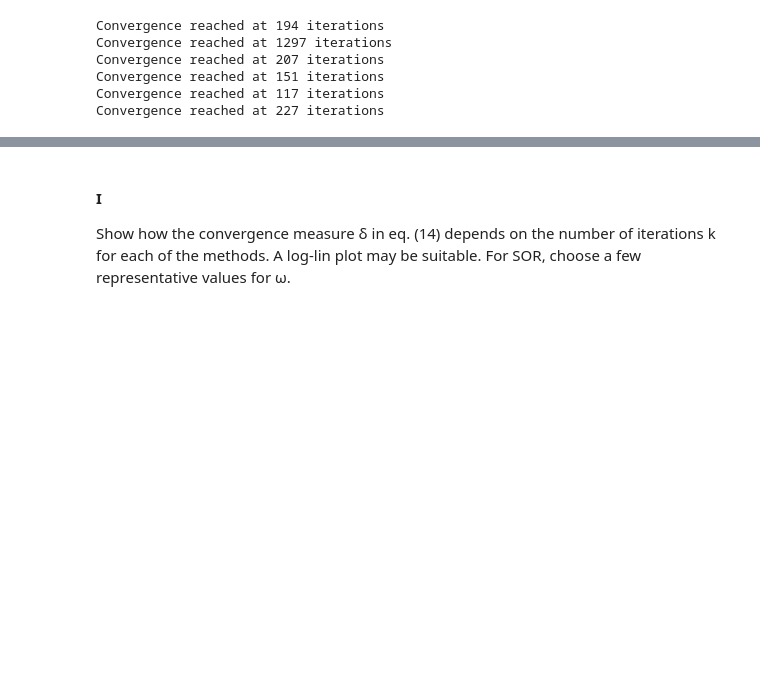
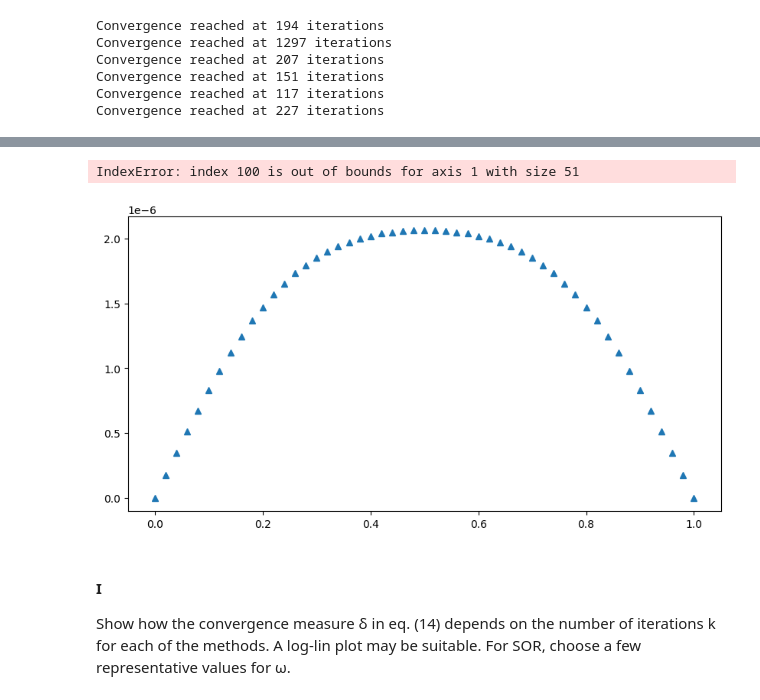
Before and after one commit to shreyaraghavendra/scientific-computing-group2, a Jupyter notebook: set1.ipynb, the cells around one changed output, grey strips where cells are left out. Cells and saved outputs as stored; diff of their text form; code cells hidden in the pictures; blank space fills up the shorter version.

```diff
--- a/set1.ipynb
+++ b/set1.ipynb
@@ -465,3 +473,38 @@ plt.show()
+# %%
+L = 1.0  # Length of the domain
+dx = 1/N  # Space step
+D = 1.0  # Diffusion coefficient
+dt = 0.0001  # Time step
+time_steps = [0.001, 0.01, 0.1, 1]  # Time steps of interest
+
+# Generate the plots
+plt.figure(figsize=(10, 5))
+markers = ['^', 'x', '+']  # Triangle, cross, etc.
+methods = [cj, cg, cs1]
+method_names = ['Jacobi', 'Gauss-Seidel', 'SOR']
+
+# Plot the final result from each simulation
+for i, (method, name) in enumerate(zip(methods, method_names)):
+    for j, t in enumerate(time_steps):
+        time_index = int(t / dt)
+        plt.plot(np.arange(0, L+dx, dx), method[:, time_index], linestyle='None',
+                 marker=markers[i % len(markers)], label=f'{name}, t={t}', linewidth=2)
+
+# Compute and plot the analytical solution at the final time step
+for t in time_steps:
+    analytical_solution = diffusion_2d_analytical(np.arange(0, L+dx, dx), t, D, 2)  # Example parameters for the analytical solution
+    plt.plot(np.arange(0, L+dx, dx), analytical_solution, 'k:', label=f'Analytical, t={t}', linewidth=1)
+
+# Finalize the plot
+plt.legend()
+plt.xlabel('Position along L')
+plt.ylabel('Concentration')
+plt.title('Comparison of Numerical and Analytical Solutions for 2D Diffusion')
+plt.grid(True)
+plt.show()
+# %% [output]
+IndexError: index 100 is out of bounds for axis 1 with size 51
+[figure, added]
 # %% [markdown]
 #### I
 Show how the convergence measure δ in eq. (14) depends on the number of iterations k for each of the methods. A log-lin plot may be suitable. For SOR, choose a few representative values for ω.
```
Also changed, not shown: parts of 2 cells of this notebook.
